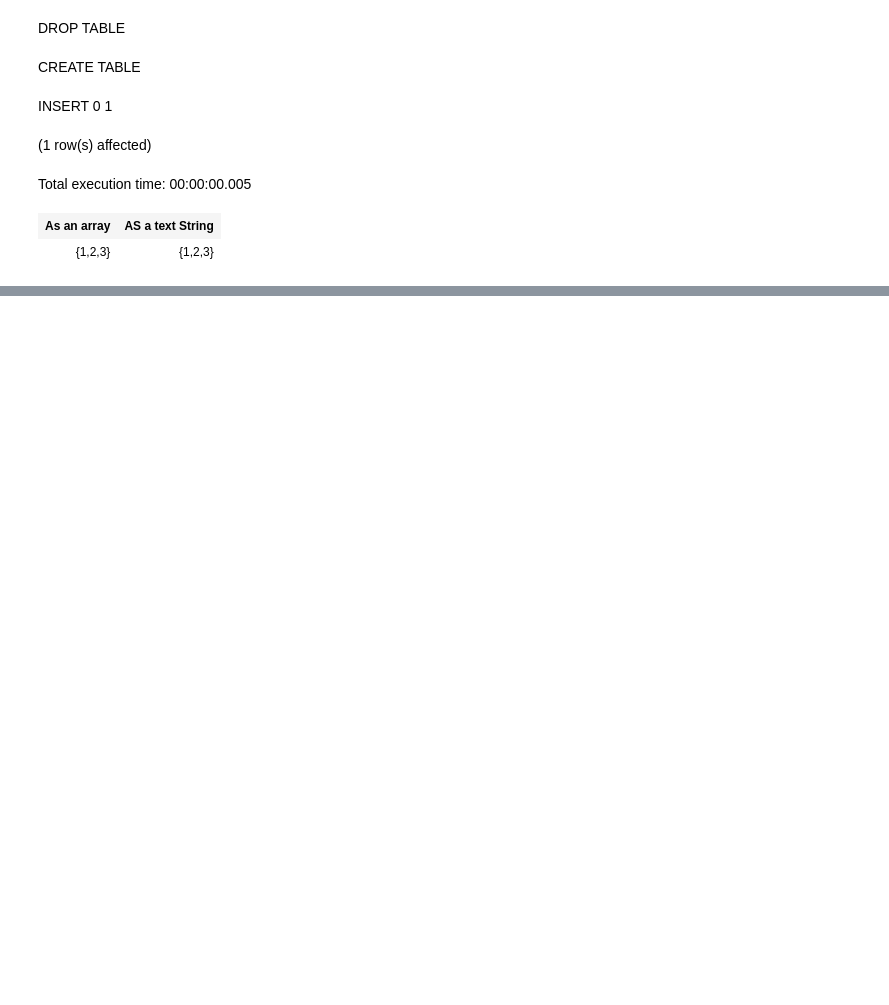
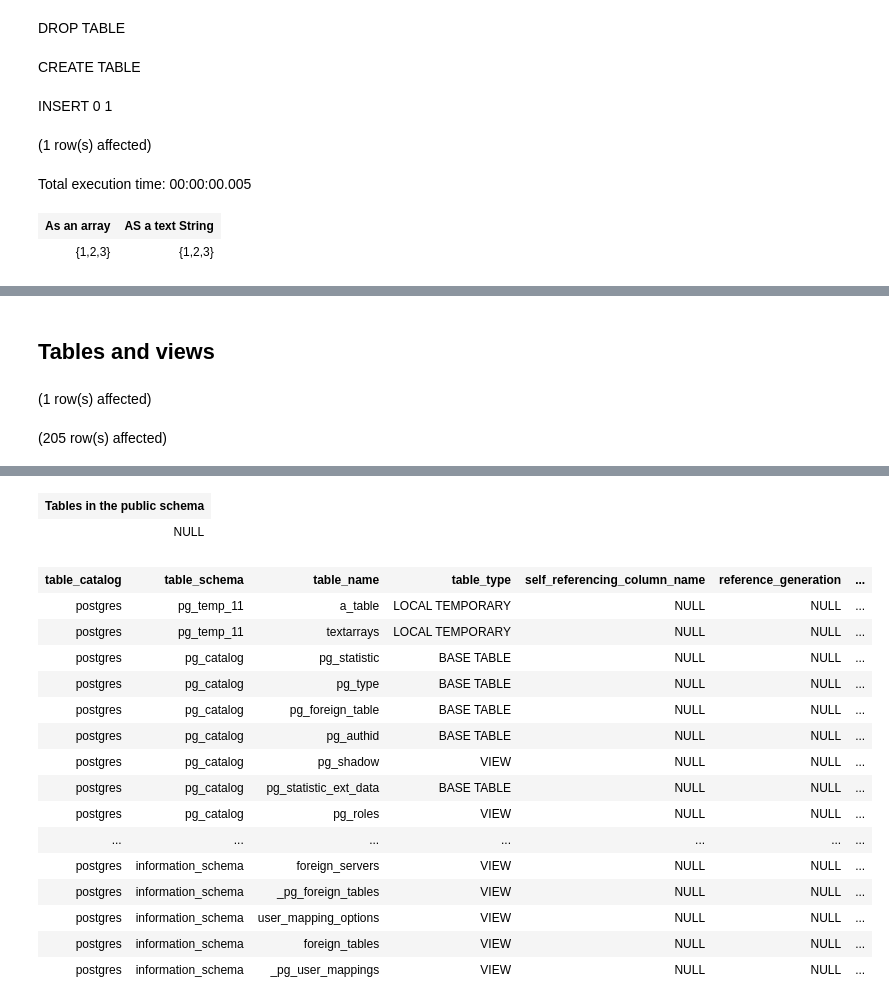
Before and after one commit to yaowenqiang/postgresql_functions_playbook, a Jupyter notebook: Notebook-1.ipynb, the cells around one changed output, grey strips where cells are left out. Cells and saved outputs as stored; diff of their text form; code cells hidden in the pictures; blank space fills up the shorter version.

```diff
--- a/Notebook-1.ipynb
+++ b/Notebook-1.ipynb
@@ -2086,0 +2129,12 @@ Total execution time: 00:00:00.005
+# %% [markdown]
+## Tables and views
+# %%
+select STRING_AGG(table_name, ',') as "Tables in the public schema"
+from information_schema.tables
+where table_schema = 'public';
+
+select *
+from information_schema.Tables
+# %% [output]
+(1 row(s) affected)
+(205 row(s) affected)
@@ -2086,0 +2142,18 @@ Total execution time: 00:00:00.005
+| Tables in the public schema |
+| NULL |
+| table_catalog | table_schema | table_name | table_type | self_referencing_column_name | reference_generation | ... |
+| postgres | pg_temp_11 | a_table | LOCAL TEMPORARY | NULL | NULL | ... |
+| postgres | pg_temp_11 | textarrays | LOCAL TEMPORARY | NULL | NULL | ... |
+| postgres | pg_catalog | pg_statistic | BASE TABLE | NULL | NULL | ... |
+| postgres | pg_catalog | pg_type | BASE TABLE | NULL | NULL | ... |
+| postgres | pg_catalog | pg_foreign_table | BASE TABLE | NULL | NULL | ... |
+| postgres | pg_catalog | pg_authid | BASE TABLE | NULL | NULL | ... |
+| postgres | pg_catalog | pg_shadow | VIEW | NULL | NULL | ... |
+| postgres | pg_catalog | pg_statistic_ext_data | BASE TABLE | NULL | NULL | ... |
+| postgres | pg_catalog | pg_roles | VIEW | NULL | NULL | ... |
+| ... | ... | ... | ... | ... | ... | ... |
+| postgres | information_schema | foreign_servers | VIEW | NULL | NULL | ... |
+| postgres | information_schema | _pg_foreign_tables | VIEW | NULL | NULL | ... |
+| postgres | information_schema | user_mapping_options | VIEW | NULL | NULL | ... |
+| postgres | information_schema | foreign_tables | VIEW | NULL | NULL | ... |
+| postgres | information_schema | _pg_user_mappings | VIEW | NULL | NULL | ... |
```
Also changed, not shown: parts of 28 cells of this notebook.
